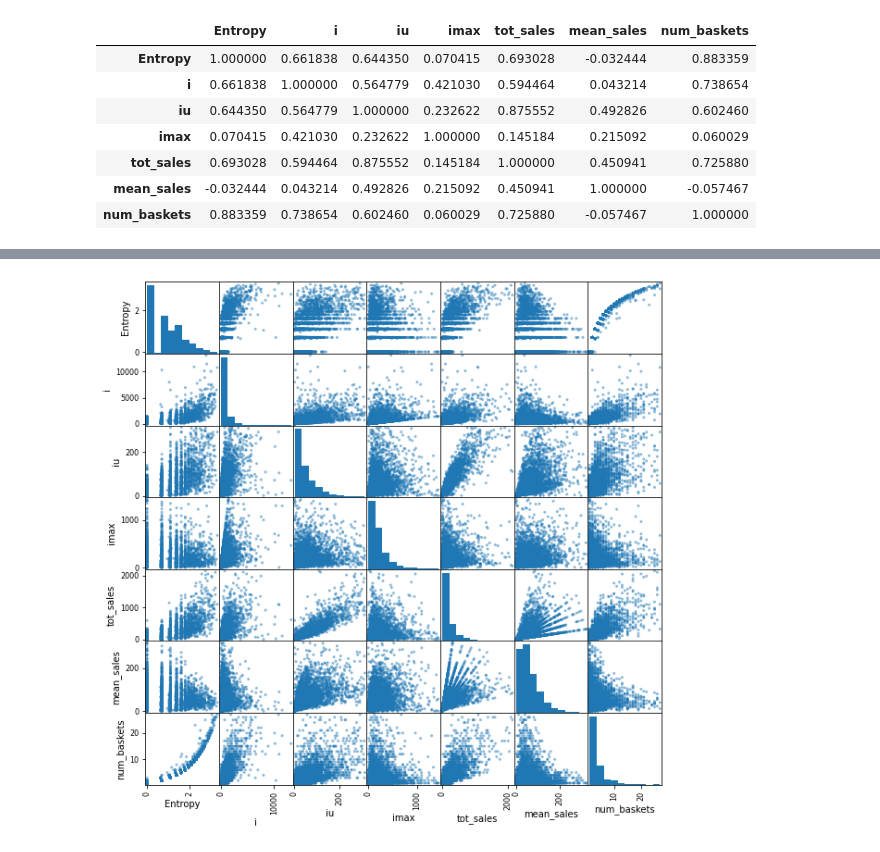
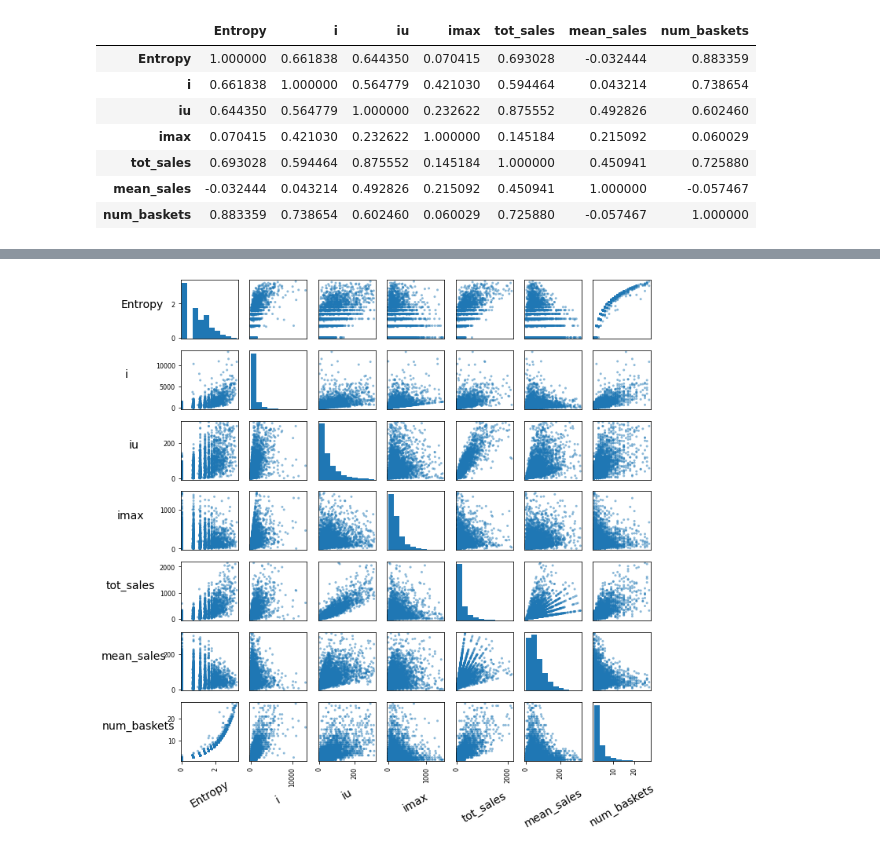
Before and after one commit to gioleppe/Data-Mining-20-21, a Jupyter notebook: notebooks/Task1_data_understanding_and_preparation.ipynb, the cells around one changed output, grey strips where cells are left out. Drawn from its saved outputs; the diff is of its cells as text; code cells hidden in the pictures.

```diff
--- a/notebooks/Task1_data_understanding_and_preparation.ipynb
+++ b/notebooks/Task1_data_understanding_and_preparation.ipynb
@@ -861,6 +859,12 @@ sns_heat.figure.savefig('../output/task1/correlationmatrix.png')
 # %%
-pd.plotting.scatter_matrix(df,figsize=(10,10))
+sm = pd.plotting.scatter_matrix(df,figsize=(10,10))
+
+for ax in sm.flatten():
+    ax.set_xlabel(ax.get_xlabel(), fontsize = 14, rotation = 30,labelpad=10)
+    ax.set_ylabel(ax.get_ylabel(), fontsize = 14, rotation = 0,labelpad=37)
+
+plt.tight_layout()
 plt.savefig('../output/task1/scattermatrix.png')
 plt.show()
 # %% [output]
-[figure, old version]
+[figure, new version]
```
Also changed, not shown: parts of 5 cells of this notebook, 26 other files.
